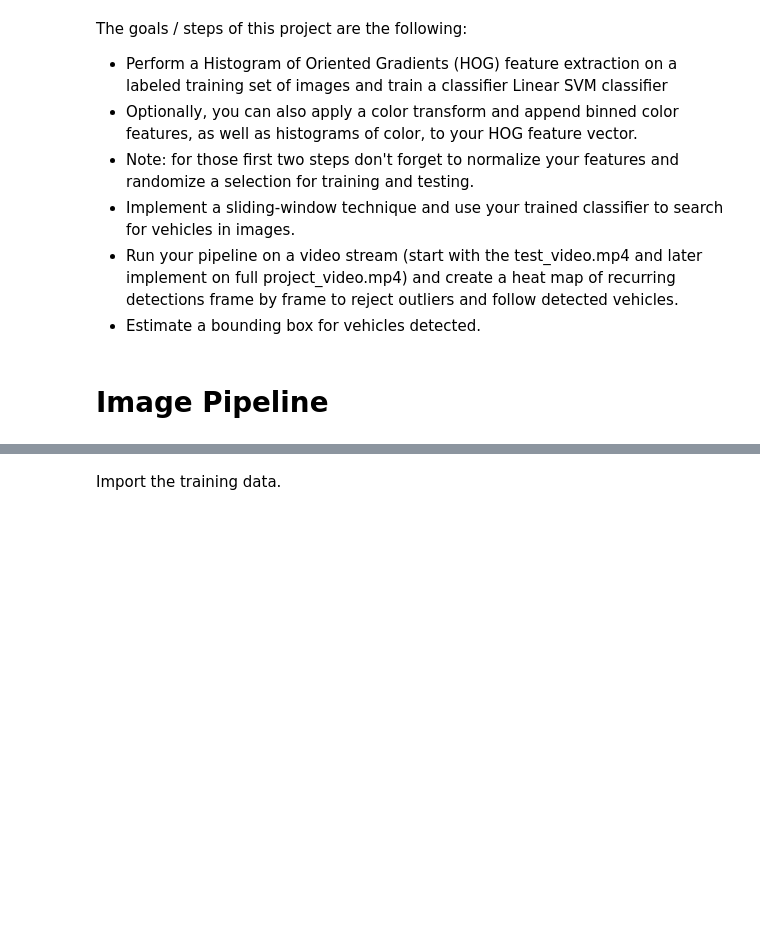
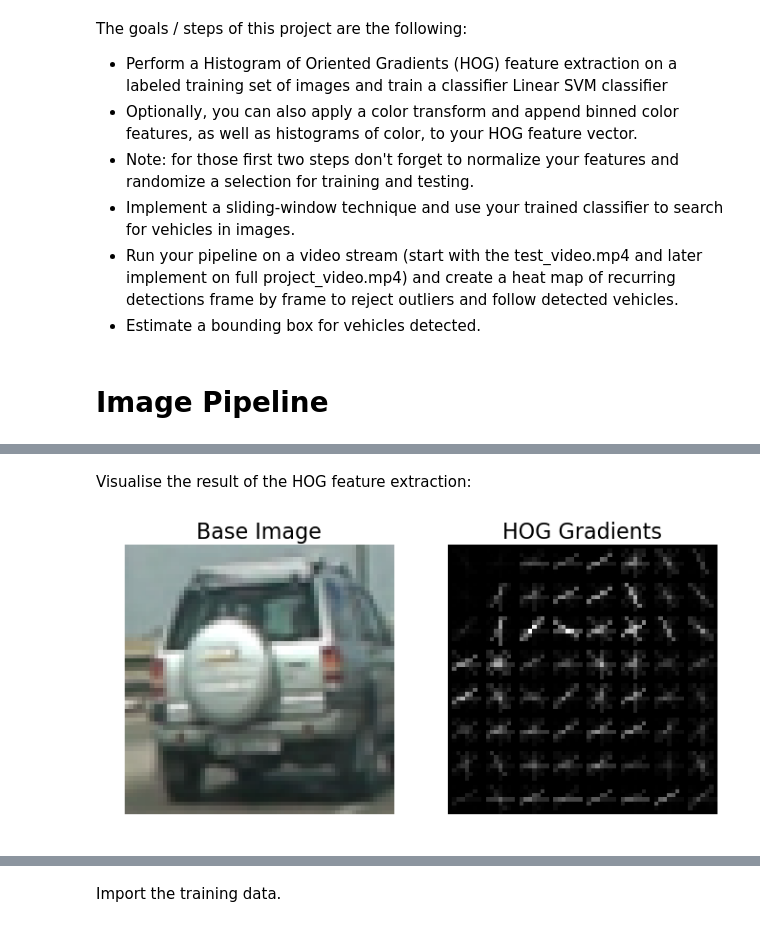
Before and after one commit to MarkDekker/CarND-Vehicle-Detection, a Jupyter notebook: README.ipynb, the cells around one changed output, grey strips where cells are left out. Saved outputs shown, nothing was run; the diff lists cells and outputs as text; code cells hidden in the pictures; blank space fills up the shorter version.

```diff
--- a/README.ipynb
+++ b/README.ipynb
@@ -15,0 +30,9 @@ Import the python file containing object tracking pipeline.
+# %%
+cell_size = 8 #px
+hog_params = {'orientations': 8,
+              'pix_per_cell': cell_size,
+              'cell_per_block': 2,
+              'visualise': True}
+area_of_interest_training_image = ((0, 0), (1, 1))
+
+frame = ImageFrame(area_of_interest_training_image, hog_params)
@@ -15,0 +47,9 @@ Import the python file containing object tracking pipeline.
+# %% [markdown]
+Visualise the result of the HOG feature extraction:
+# %%
+base_image = frame.get_area_of_interest()
+base_image = cv2.cvtColor(base_image, cv2.COLOR_HLS2RGB)
+
+compare_images(base_image, frame.get_hog_visualisation(), ('Base Image', 'HOG Gradients'))
+# %% [output]
+[figure, added]
```
Also changed, not shown: parts of 35 cells of this notebook, 2 other files.
